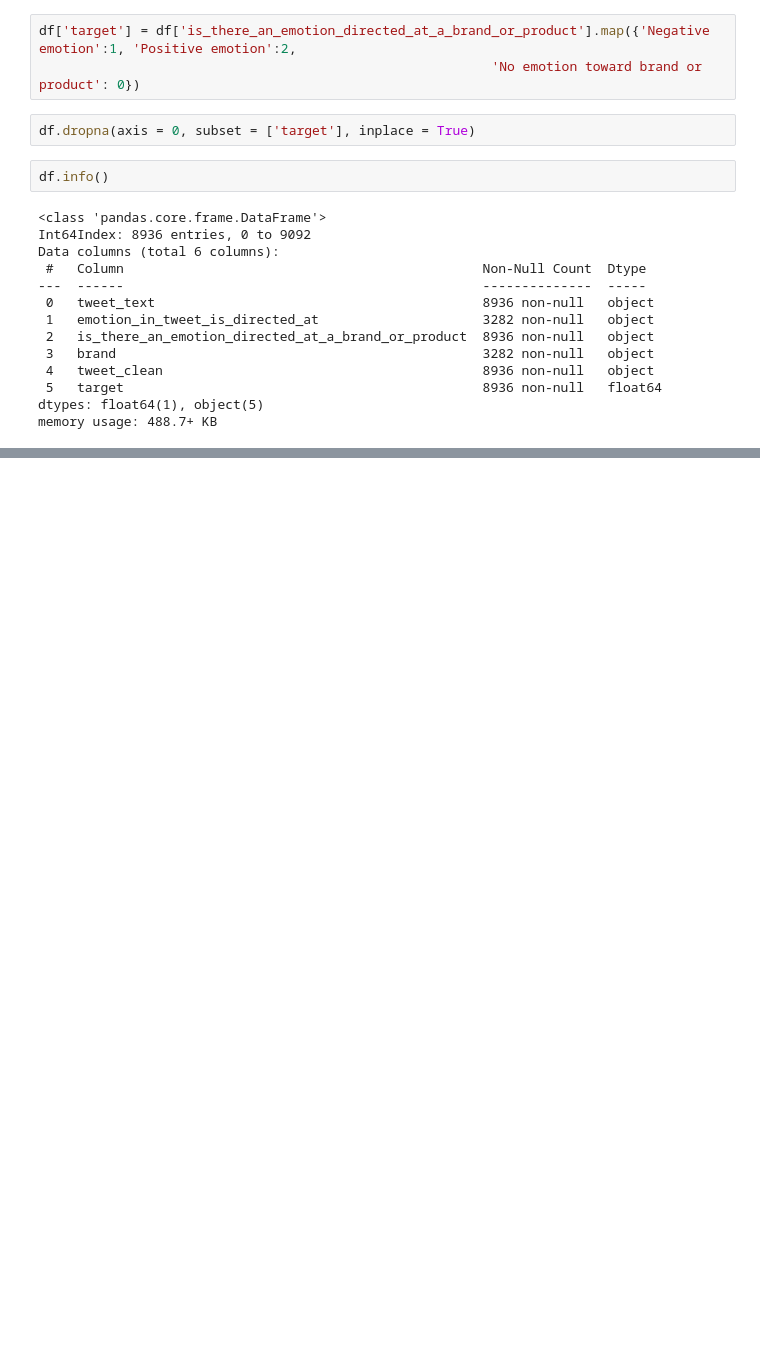
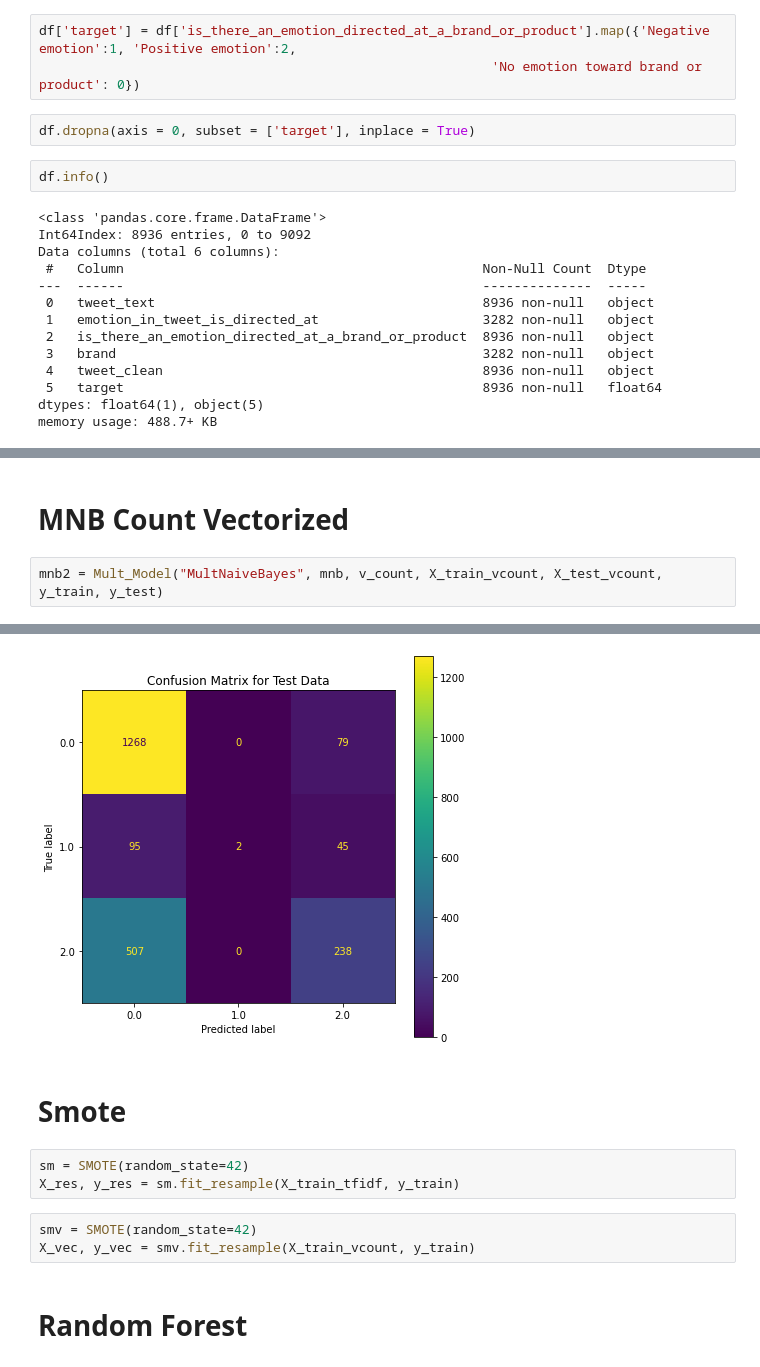
Before and after one commit to dvdhartsman/NLP-Sentiment-Analysis, a Jupyter notebook: Reyn work notebook.ipynb, the cells around one changed output, grey strips where cells are left out. Cells and saved outputs as stored; diff of their text form; blank space fills up the shorter version.

```diff
--- a/Reyn work notebook.ipynb
+++ b/Reyn work notebook.ipynb
@@ -175,0 +427,5 @@ X_train, X_test, y_train, y_test = train_test_split(X,y, random_state = 10)
+# %% [markdown]
+# MNB Count Vectorized
+# %%
+mnb2 = Mult_Model("MultNaiveBayes", mnb, v_count, X_train_vcount, X_test_vcount, y_train, y_test)
+# %% [output]
@@ -175,0 +434,11 @@ X_train, X_test, y_train, y_test = train_test_split(X,y, random_state = 10)
+[figure, added]
+# %% [markdown]
+# Smote
+# %%
+sm = SMOTE(random_state=42)
+X_res, y_res = sm.fit_resample(X_train_tfidf, y_train)
+# %%
+smv = SMOTE(random_state=42)
+X_vec, y_vec = smv.fit_resample(X_train_vcount, y_train)
+# %% [markdown]
+# Random Forest
```
Also changed, not shown: parts of 33 cells of this notebook, 2 other files.
